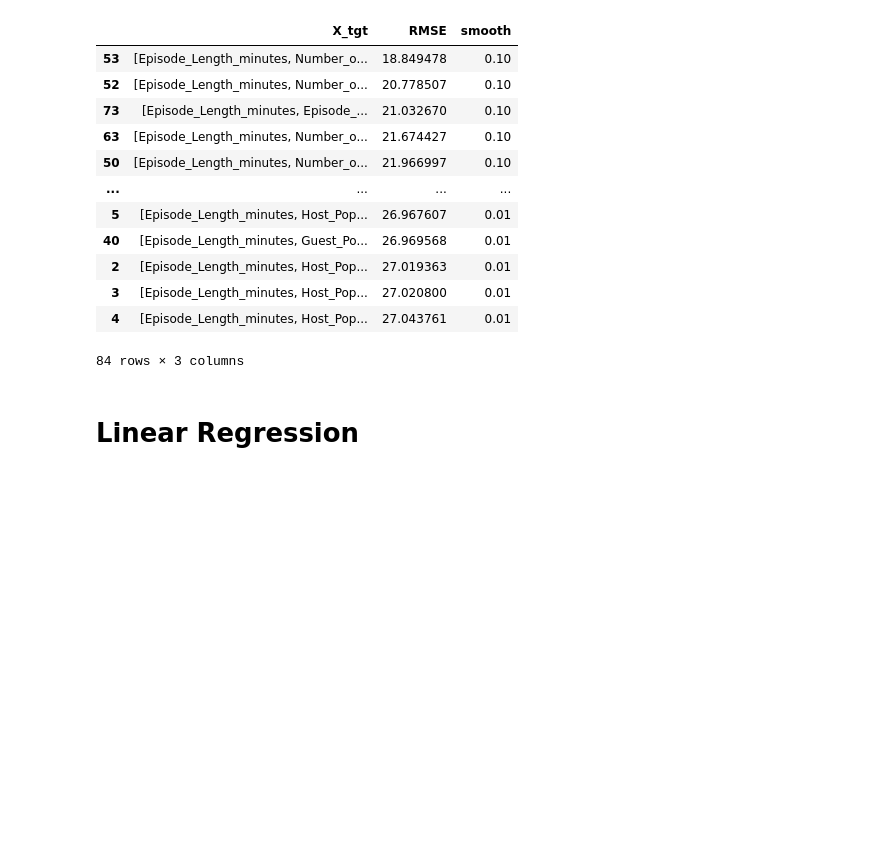
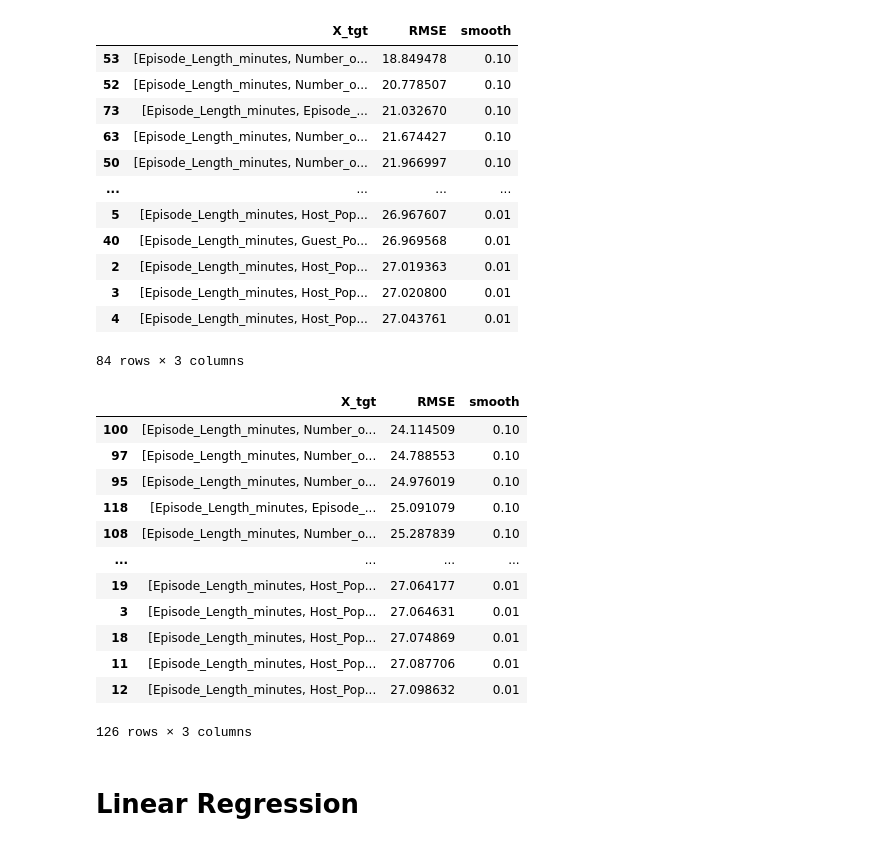
Before and after one commit to sunkusun9/sunkusun9, a Jupyter notebook: kaggle/PGS5/PGS5_ep4/1-4.Target Encoding2.ipynb, the cells around one changed output. Drawn from its saved outputs; the diff is of its cells as text; code cells hidden in the pictures; blank space fills up the shorter version.

```diff
--- a/kaggle/PGS5/PGS5_ep4/1-4 Target Encoding2.ipynb
+++ b/kaggle/PGS5/PGS5_ep4/1-4.Target Encoding2.ipynb
@@ -295,6 +295,26 @@ df_c2_3
 | 3 | [Episode_Length_minutes, Host_Pop... | 27.020800 | 0.01 |
 | 4 | [Episode_Length_minutes, Host_Pop... | 27.043761 | 0.01 |
 84 rows × 3 columns
+# %%
+df_c4_2, df_prd_4_2 = sc.cache_result(
+    'tgt_rmse_c4_2',
+    lambda : get_tgt_rmse_list(df_train, [['Episode_Length_minutes'] + list(i) for i in combinations(X_val, 4)]), rerun = 0
+)
+df_c4_2
+# %% [output]
+|  | X_tgt | RMSE | smooth |
+| 100 | [Episode_Length_minutes, Number_o... | 24.114509 | 0.10 |
+| 97 | [Episode_Length_minutes, Number_o... | 24.788553 | 0.10 |
+| 95 | [Episode_Length_minutes, Number_o... | 24.976019 | 0.10 |
+| 118 | [Episode_Length_minutes, Episode_... | 25.091079 | 0.10 |
+| 108 | [Episode_Length_minutes, Number_o... | 25.287839 | 0.10 |
+| ... | ... | ... | ... |
+| 19 | [Episode_Length_minutes, Host_Pop... | 27.064177 | 0.01 |
+| 3 | [Episode_Length_minutes, Host_Pop... | 27.064631 | 0.01 |
+| 18 | [Episode_Length_minutes, Host_Pop... | 27.074869 | 0.01 |
+| 11 | [Episode_Length_minutes, Host_Pop... | 27.087706 | 0.01 |
+| 12 | [Episode_Length_minutes, Host_Pop... | 27.098632 | 0.01 |
+126 rows × 3 columns
 # %% [markdown]
 # Linear Regression
 # %%
```
Also changed, not shown: parts of 24 cells of this notebook, 3 other files.
